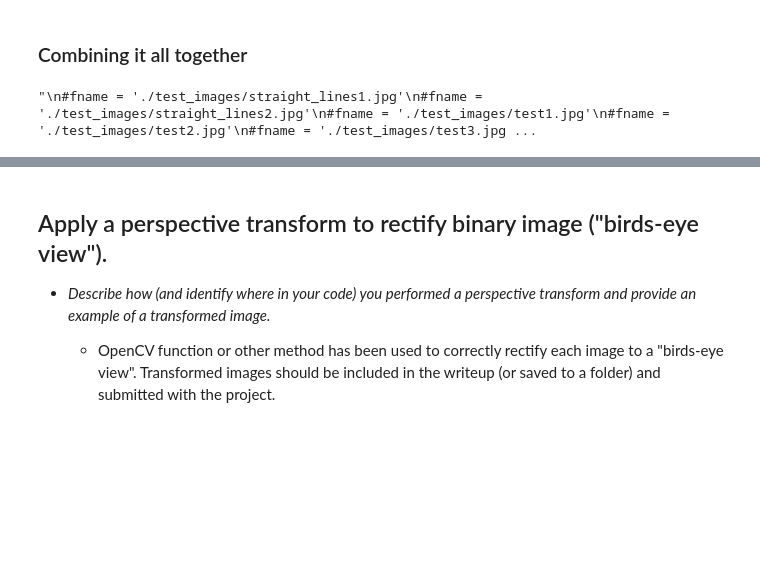
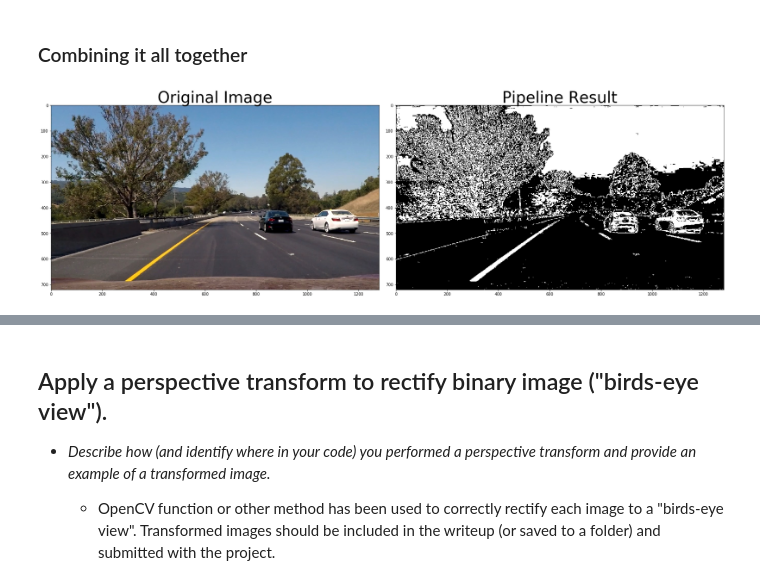
Before and after one commit to martinploom/Self_driving_car_nd_project_4, a Jupyter notebook: Advanced_Lane_Finding.ipynb, the cells around one changed output, grey strips where cells are left out. Drawn from its saved outputs; the diff is of its cells as text; code cells hidden in the pictures; blank space fills up the shorter version.

```diff
--- a/Advanced_Lane_Finding.ipynb
+++ b/Advanced_Lane_Finding.ipynb
@@ -256,7 +245,8 @@ def dir_threshold(img, sobel_kernel=3, thresh=(0, np.pi/2)):
     sobely = cv2.Sobel(gray, cv2.CV_64F, 0, 1, ksize=sobel_kernel)
     # Take the absolute value of the gradient direction,
     # apply a threshold, and create a binary image result
-    absgraddir = np.arctan2(np.absolute(sobely), np.absolute(sobelx))
+    absgraddir = np.absolute(np.arctan(sobely, sobelx))
+    #absgraddir = np.arctan2(np.absolute(sobely), np.absolute(sobelx))
     dir_binary =  np.zeros_like(absgraddir)
     dir_binary[(absgraddir >= thresh[0]) & (absgraddir <= thresh[1])] = 1
 
@@ -333,7 +323,9 @@ plt.subplots_adjust(left=0., right=1, top=0.9, bottom=0.)
 ### Combining it all together
 # %%
 # Edit this function to create your own pipeline.
-def pipeline(img, s_thresh=(170, 255), sx_thresh=(20, 100)):
+def pipeline(img, s_thresh=(100, 255), v_thresh=(50, 255), sx_thresh=(20, 100)):
+
+
     img = np.copy(img)
     # Convert to HLS color space and separate the V channel
     hls = cv2.cvtColor(img, cv2.COLOR_RGB2HLS)
@@ -357,33 +349,71 @@ def pipeline(img, s_thresh=(170, 255), sx_thresh=(20, 100)):
     # Combine the two binary thresholds
     combined_binary = np.zeros_like(sxbinary)
     combined_binary[(s_binary == 1) | (sxbinary == 1)] = 1
+    """
+    hsv = cv2.cvtColor(img, cv2.COLOR_RGB2HSV)
+    v_channel = hsv[:,:,2]
 
+    # Threshold color channel
+    v_binary = np.zeros_like(v_channel)
+    v_binary[(v_channel >= v_thresh[0]) & (v_channel <= v_thresh[1])] = 1
+
+    ### s thresholding ###
+    # Convert to HLS color space and separate the V channel
+    hls = cv2.cvtColor(img, cv2.COLOR_RGB2HLS)
+    l_channel = hls[:,:,1]
+    s_channel = hls[:,:,2]
+
+    s_binary = np.zeros_like(s_channel)
+    s_binary[(s_channel >= s_thresh[0]) & (s_channel <= s_thresh[1])] = 1
+
+    ### l thresholding ###
+    l_thresh=(150, 255)
+
+    l_binary = np.zeros_like(l_channel)
+    l_binary[(l_channel >= l_thresh[0]) & (l_channel <= l_thresh[1])] = 1
+
+    ### Direction thresholding ###
+    direction = dir_threshold(img, sobel_kernel=3, thresh=(0, np.pi/4))
+
+    ### Grad x/y ###
+    gradx = abs_sobel_thresh(img, orient='x', sobel_kernel=3, thresh=(12, 255))
+    grady = abs_sobel_thresh(img, orient='y', sobel_kernel=3, thresh=(25, 255))
+
+    ### COMBINING ###
+    # Combine the two binary thresholds
+    combined_binary_1 = np.zeros_like(s_binary)
+    combined_binary_2 = np.zeros_like(s_binary)
+    combined_binary_3 = np.zeros_like(s_binary)
+    #combined_binary_1[((s_binary == 1) | (v_binary == 1)) & (l_binary == 1)] = 1
+    combined_binary_1[(s_binary == 1) | (v_binary == 1)] = 1
+    combined_binary_2[(s_binary == 1) & (v_binary == 1)] = 1
+    combined_binary_3[((s_binary == 1) & (v_binary == 1)) | ((gradx == 1) & (grady == 1) )] = 255
+    """
     return combined_binary
 
-"""
+
 #fname = './test_images/straight_lines1.jpg'
 #fname = './test_images/straight_lines2.jpg'
 #fname = './test_images/test1.jpg'
 #fname = './test_images/test2.jpg'
 #fname = './test_images/test3.jpg'
 #fname = './test_images/test4.jpg'
 #fname = './test_images/test5.jpg'
 fname = './test_images/test6.jpg'
 img = cv2.imread(fname) # BGR image
 img = cv2.cvtColor(img, cv2.COLOR_BGR2RGB)
 
 result = pipeline(img)
 
 # Plot the result
 f, (ax1, ax2) = plt.subplots(1, 2, figsize=(24, 9))
 f.tight_layout()
 
 ax1.imshow(img)
 ax1.set_title('Original Image', fontsize=40)
 
 ax2.imshow(result, cmap = 'gray')
 ax2.set_title('Pipeline Result', fontsize=40)
 plt.subplots_adjust(left=0., right=1, top=0.9, bottom=0.)
-"""
 # %% [output]
-"\n#fname = './test_images/straight_lines1.jpg'\n#fname = './test_images/straight_lines2.jpg'\n#fname = './test_images/test1.jpg'\n#fname = './test_images/test2.jpg'\n#fname = './test_images/test3.jpg ...
+[figure, added]
```
Also changed, not shown: parts of 15 cells of this notebook, 2 other files.
